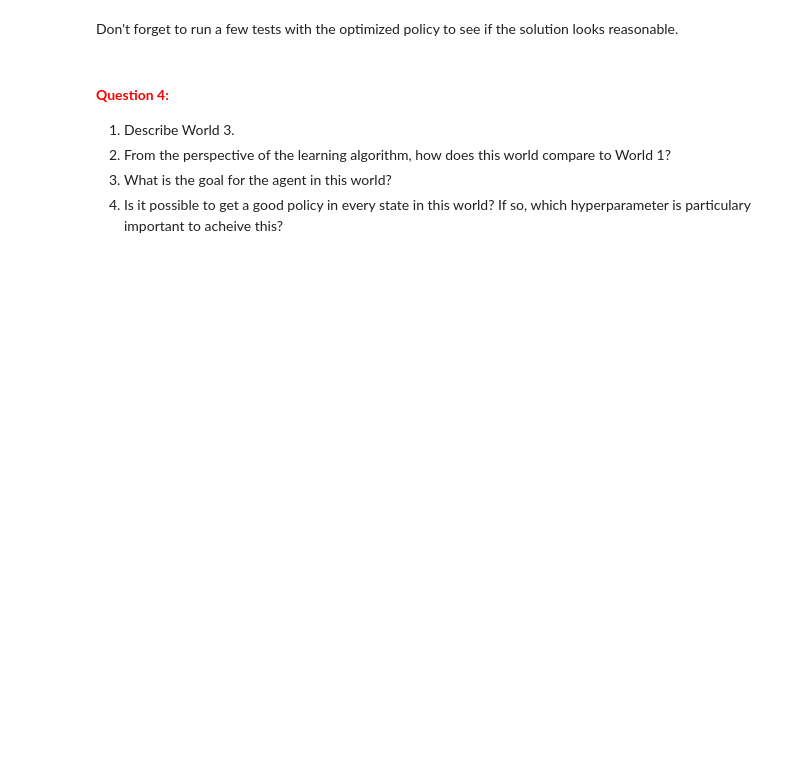
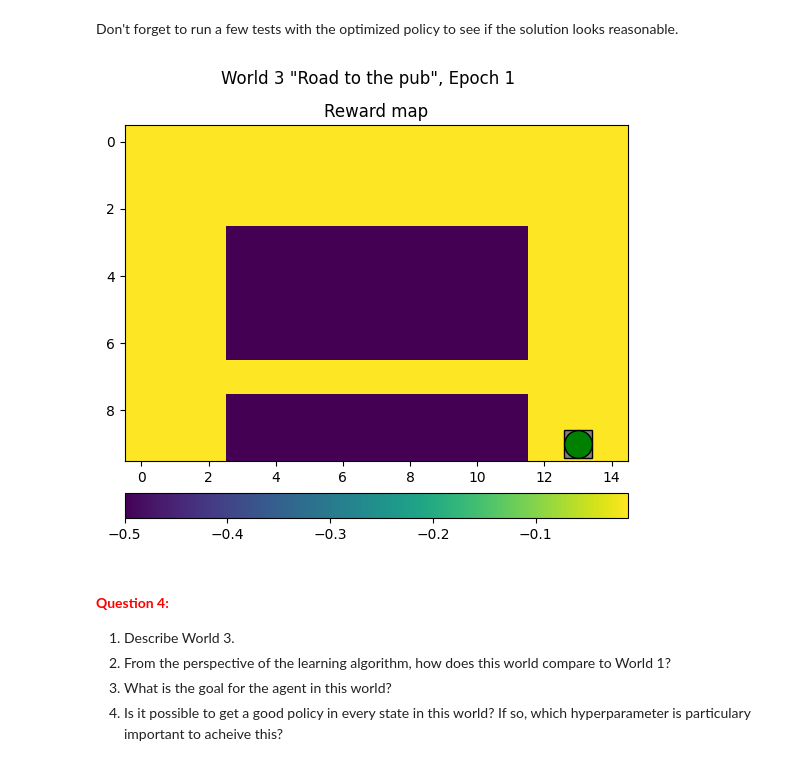
Before and after one commit to Jack-Kolm/TBMI26-labs-2024, a Jupyter notebook: A4_Reinforcement/QLearning.ipynb, the cells around one changed output. Cells and saved outputs as stored; diff of their text form; code cells hidden in the pictures; blank space fills up the shorter version.

```diff
--- a/A4_Reinforcement/QLearning.ipynb
+++ b/A4_Reinforcement/QLearning.ipynb
@@ -303,7 +303,9 @@ SyntaxError: invalid syntax (4104306375.py, line 7)
 # %% [markdown]
 Don't forget to run a few tests with the optimized policy to see if the solution looks reasonable.
 # %%
-QLearningTest(W=W3, Q=Q3, params={"Epochs": 5, "MaxSteps": 100})
+QLearningTest(W=W3, Q=Q3, params={"Epochs": 1, "MaxSteps": 15})
+# %% [output]
+[figure, added]
 # %% [markdown]
 #### **<span style="color:red">Question 4:</span>**
 1. Describe World 3.
```
Also changed, not shown: parts of 8 cells of this notebook.
